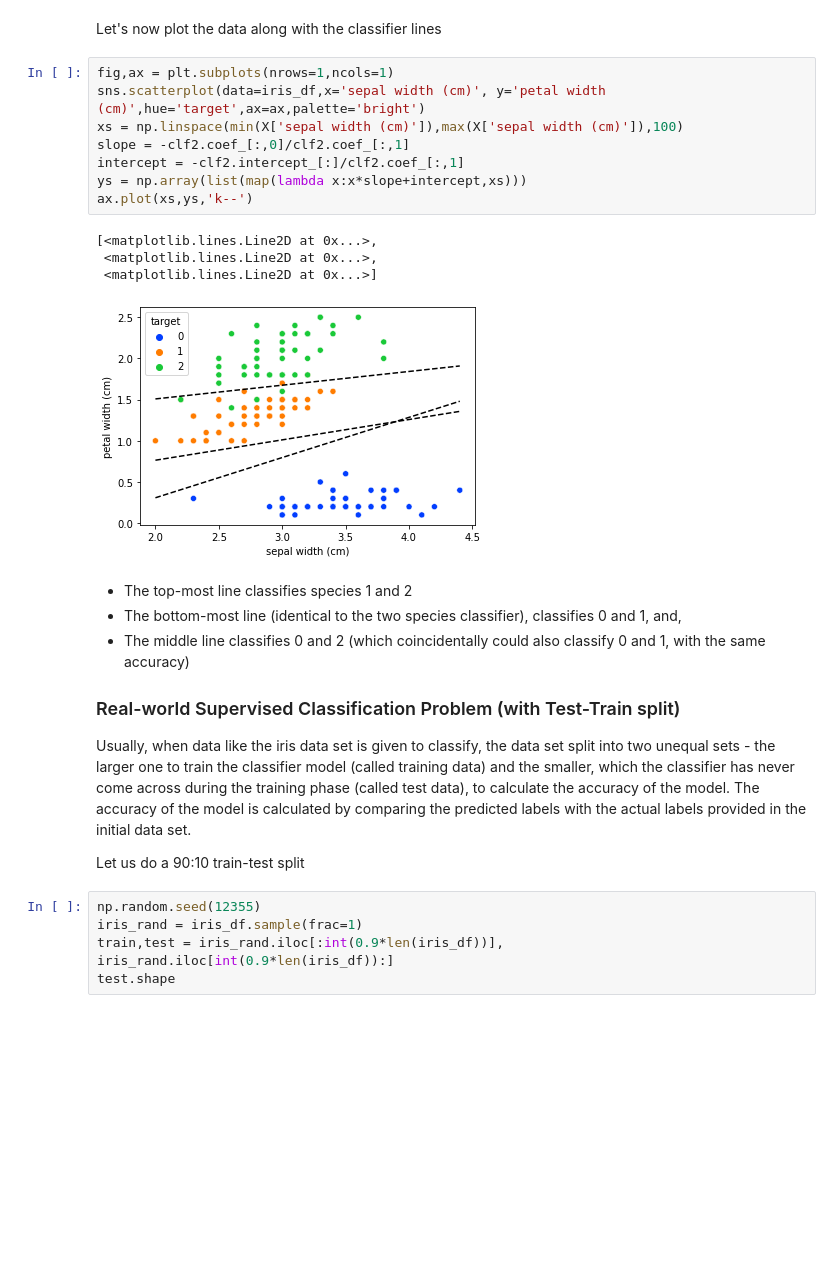
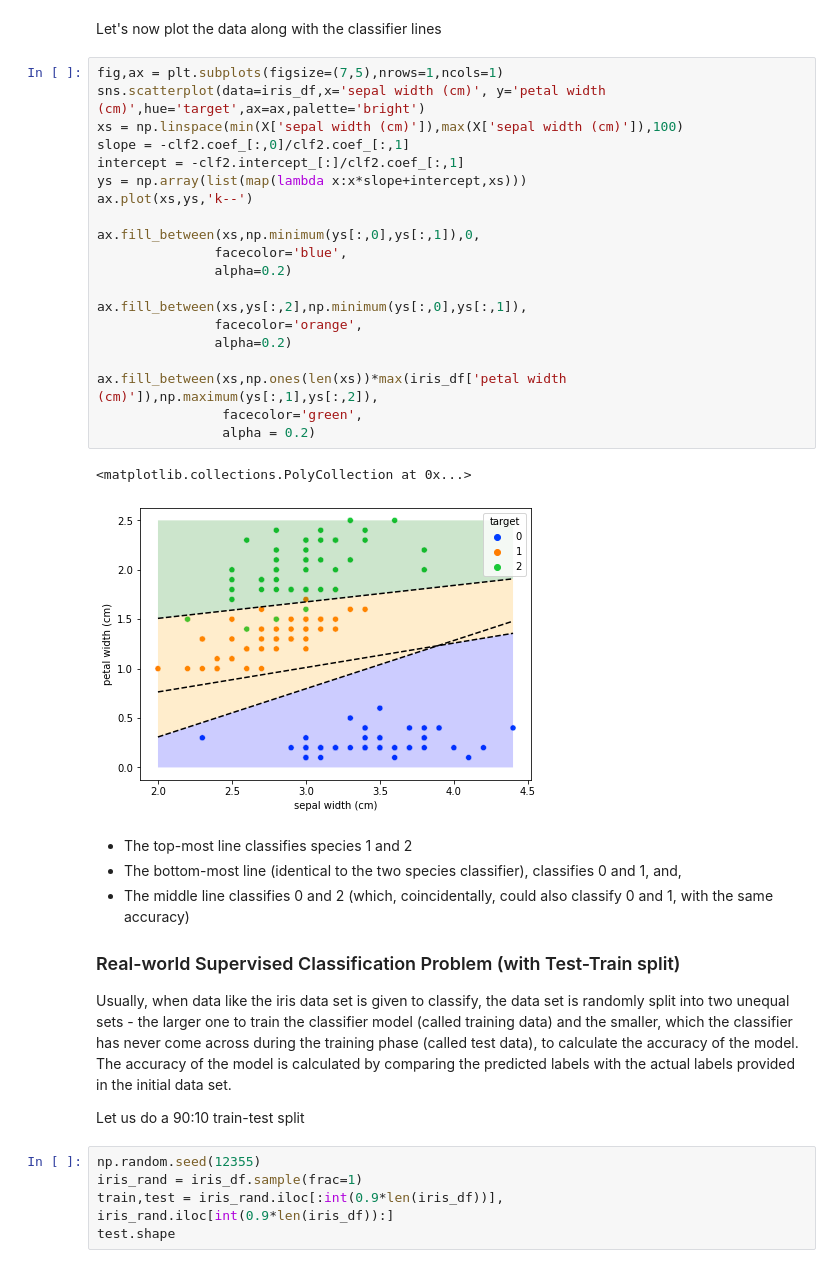
Before and after one commit to srikrishnaa97/jupyter-notebooks, a Jupyter notebook: Supervised Classification with IRIS data set.ipynb, the cells around one changed output. Drawn from its saved outputs; the diff is of its cells as text; blank space fills up the shorter version.

```diff
--- a/Supervised Classification with IRIS data set.ipynb
+++ b/Supervised Classification with IRIS data set.ipynb
@@ -195,29 +205,39 @@ array([-1.34635397,  0.50130194,  4.54756508])
 # %% [markdown]
 Let's now plot the data along with the classifier lines
 # %%
-fig,ax = plt.subplots(nrows=1,ncols=1)
+fig,ax = plt.subplots(figsize=(7,5),nrows=1,ncols=1)
 sns.scatterplot(data=iris_df,x='sepal width (cm)', y='petal width (cm)',hue='target',ax=ax,palette='bright')
 xs = np.linspace(min(X['sepal width (cm)']),max(X['sepal width (cm)']),100)
 slope = -clf2.coef_[:,0]/clf2.coef_[:,1]
 intercept = -clf2.intercept_[:]/clf2.coef_[:,1]
 ys = np.array(list(map(lambda x:x*slope+intercept,xs)))
 ax.plot(xs,ys,'k--')
+
+ax.fill_between(xs,np.minimum(ys[:,0],ys[:,1]),0,
+               facecolor='blue',
+               alpha=0.2)
+
+ax.fill_between(xs,ys[:,2],np.minimum(ys[:,0],ys[:,1]),
+               facecolor='orange',
+               alpha=0.2)
+
+ax.fill_between(xs,np.ones(len(xs))*max(iris_df['petal width (cm)']),np.maximum(ys[:,1],ys[:,2]),
+                facecolor='green',
+                alpha = 0.2)
 # %% [output]
-[<matplotlib.lines.Line2D at 0x...>,
- <matplotlib.lines.Line2D at 0x...>,
- <matplotlib.lines.Line2D at 0x...>]
+<matplotlib.collections.PolyCollection at 0x...>
-[figure, old version]
+[figure, new version]
 # %% [markdown]
 <ul>
     <li>The top-most line classifies species 1 and 2</li>
     <li>The bottom-most line (identical to the two species classifier), classifies 0 and 1, and,</li>
-    <li>The middle line classifies 0 and 2 (which coincidentally could also classify 0 and 1, with the same accuracy)</li>
+    <li>The middle line classifies 0 and 2 (which, coincidentally, could also classify 0 and 1, with the same accuracy)</li>
 </ul>
 
 
 ### Real-world Supervised Classification Problem (with Test-Train split)
 
-Usually, when data like the iris data set is given to classify, the data set split into two unequal sets - the larger one to train the classifier model (called training data) and the smaller, which the classifier has never come across during the training phase (called test data), to calculate the accuracy of the model. The accuracy of the model is calculated by comparing the predicted labels with the actual labels provided in the initial data set.
+Usually, when data like the iris data set is given to classify, the data set is randomly split into two unequal sets - the larger one to train the classifier model (called training data) and the smaller, which the classifier has never come across during the training phase (called test data), to calculate the accuracy of the model. The accuracy of the model is calculated by comparing the predicted labels with the actual labels provided in the initial data set.
 
 Let us do a 90:10 train-test split
 # %%
```
Also changed, not shown: parts of 11 cells of this notebook.
